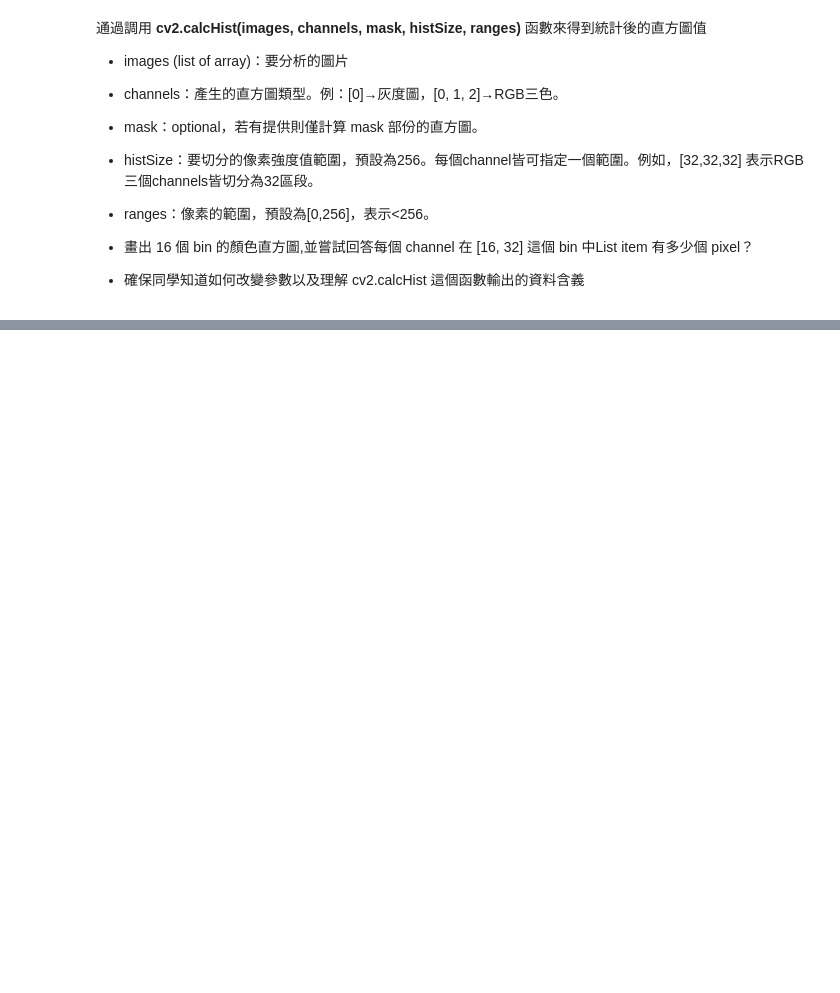
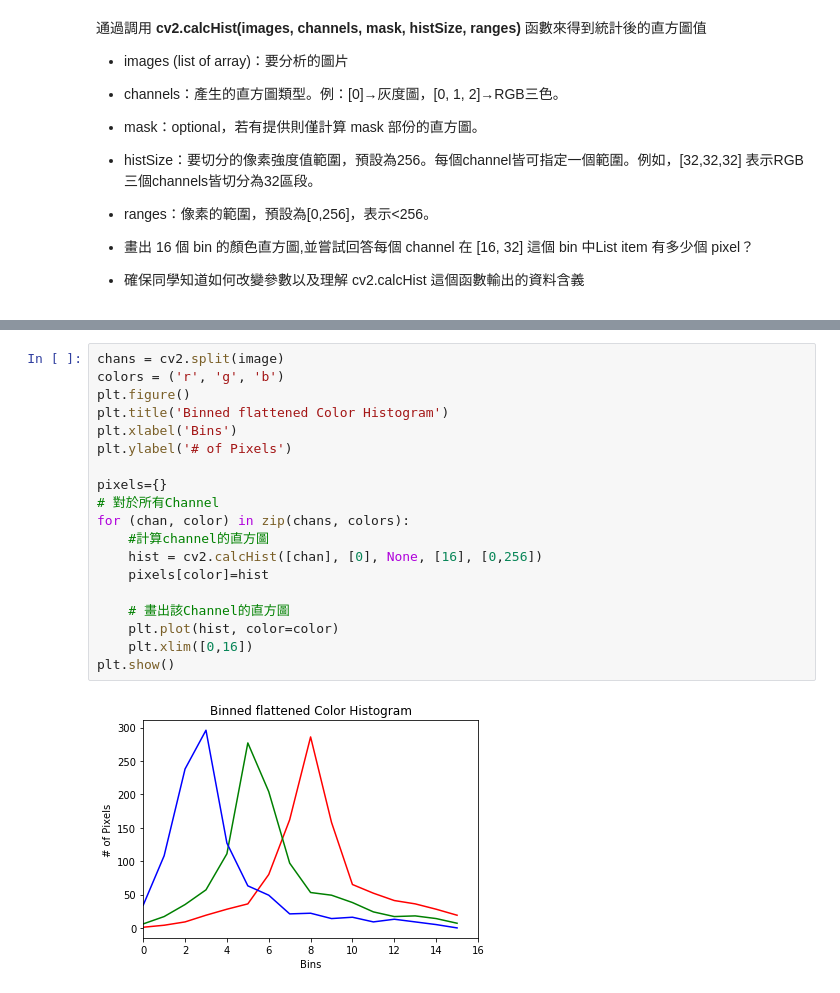
Before and after one commit to willhsu007/100Day-ML-Marathon, a Jupyter notebook: Day090_color_histogram_HW.ipynb, the cells around one changed output, grey strips where cells are left out. Cells and saved outputs as stored; diff of their text form; blank space fills up the shorter version.

```diff
--- a/Day090_color_histogram_HW.ipynb
+++ b/Day090_color_histogram_HW.ipynb
@@ -83,0 +85,21 @@ plt.show()
+# %%
+chans = cv2.split(image)
+colors = ('r', 'g', 'b')
+plt.figure()
+plt.title('Binned flattened Color Histogram')
+plt.xlabel('Bins')
+plt.ylabel('# of Pixels')
+
+pixels={}
+# 對於所有Channel
+for (chan, color) in zip(chans, colors):
+    #計算channel的直方圖
+    hist = cv2.calcHist([chan], [0], None, [16], [0,256])
+    pixels[color]=hist
+
+    # 畫出該Channel的直方圖
+    plt.plot(hist, color=color)
+    plt.xlim([0,16])
+plt.show()
+# %% [output]
+[figure, added]
```
Also changed, not shown: parts of 9 cells of this notebook.
